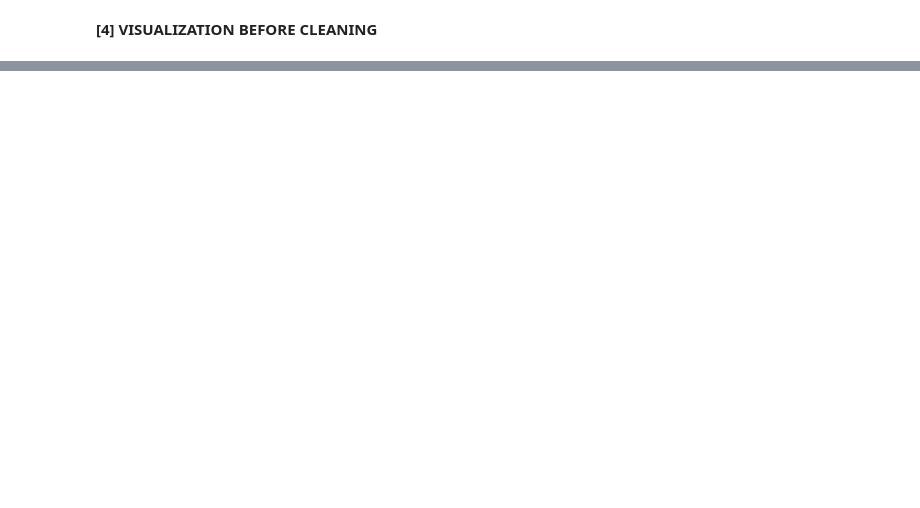
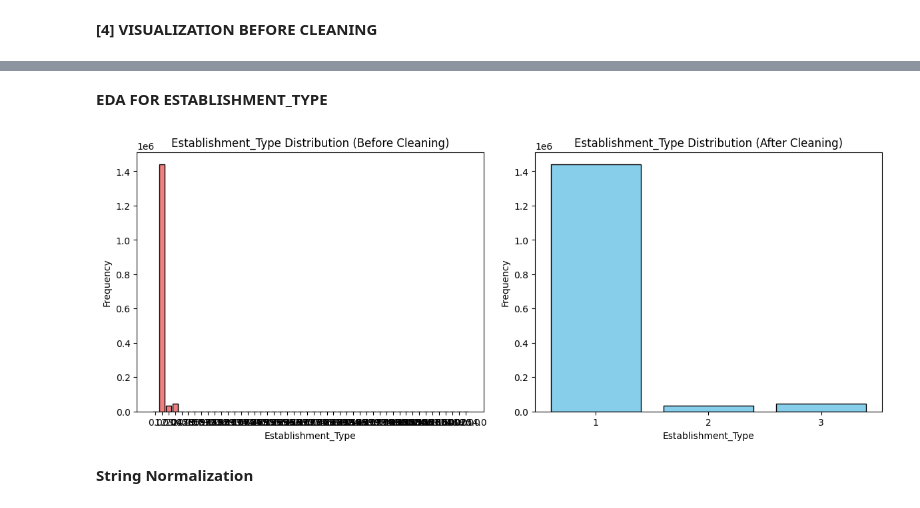
Before and after one commit to rhonaeloisa/risk.IT.all, a Jupyter notebook: risk.IT.all.ipynb, the cells around one changed output, grey strips where cells are left out. Cells and saved outputs as stored; diff of their text form; code cells hidden in the pictures; blank space fills up the shorter version.

```diff
--- a/risk.IT.all.ipynb
+++ b/risk.IT.all.ipynb
@@ -1152,0 +1277,14 @@ plt.show()
+# %%
+df_filtered_establishment = df_filtered_size.filter(
+    F.col("establishment_type").isin("1", "2", "3", "1.0", "2.0", "3.0") |
+    (F.col("establishment_type").isNull())
+)
+
+df_counts2 = (
+    df_filtered_establishment
+    .filter(F.col("establishment_type").isin("1", "2", "3", "1.0", "2.0", "3.0"))
+    .groupBy("establishment_type")
+    .count()
+)
+
+df_counts2.show()
@@ -1152,0 +1339,39 @@ plt.show()
+# %% [markdown]
+**EDA FOR** **ESTABLISHMENT_TYPE**
+# %%
+import pandas as pd
+import matplotlib.pyplot as plt
+
+# Convert Spark DataFrames to Pandas
+pdf_before = df_filtered.select("establishment_type").toPandas()
+pdf_after = df_filtered_establishment.select("establishment_type").toPandas()
+
+# Cast both to numeric. Invalid values become NaN.
+pdf_before["establishment_type"] = pd.to_numeric(pdf_before["establishment_type"], errors="coerce")
+pdf_after["establishment_type"] = pd.to_numeric(pdf_after["establishment_type"], errors="coerce").astype("Int64")
+
+# Count frequencies
+counts_before = pdf_before["establishment_type"].value_counts(dropna=True).sort_index()
+counts_after = pdf_after["establishment_type"].value_counts(dropna=True).sort_index()
+
+# Create subplots: bar graphs before vs after
+fig, axes = plt.subplots(1, 2, figsize=(12, 5))
+
+# Bar graph BEFORE cleaning
+axes[0].bar(counts_before.index.astype(str), counts_before.values, color="lightcoral", edgecolor="black")
+axes[0].set_title("Establishment_Type Distribution (Before Cleaning)")
+axes[0].set_xlabel("Establishment_Type")
+axes[0].set_ylabel("Frequency")
+
+# Bar graph AFTER cleaning
+axes[1].bar(counts_after.index.astype(str), counts_after.values, color="skyblue", edgecolor="black")
+axes[1].set_title("Establishment_Type Distribution (After Cleaning)")
+axes[1].set_xlabel("Establishment_Type")
+axes[1].set_ylabel("Frequency")
+
+plt.tight_layout()
+plt.show()
+# %% [output]
+[figure, added]
+# %% [markdown]
+**String Normalization**
```
Also changed, not shown: parts of 107 cells of this notebook.
